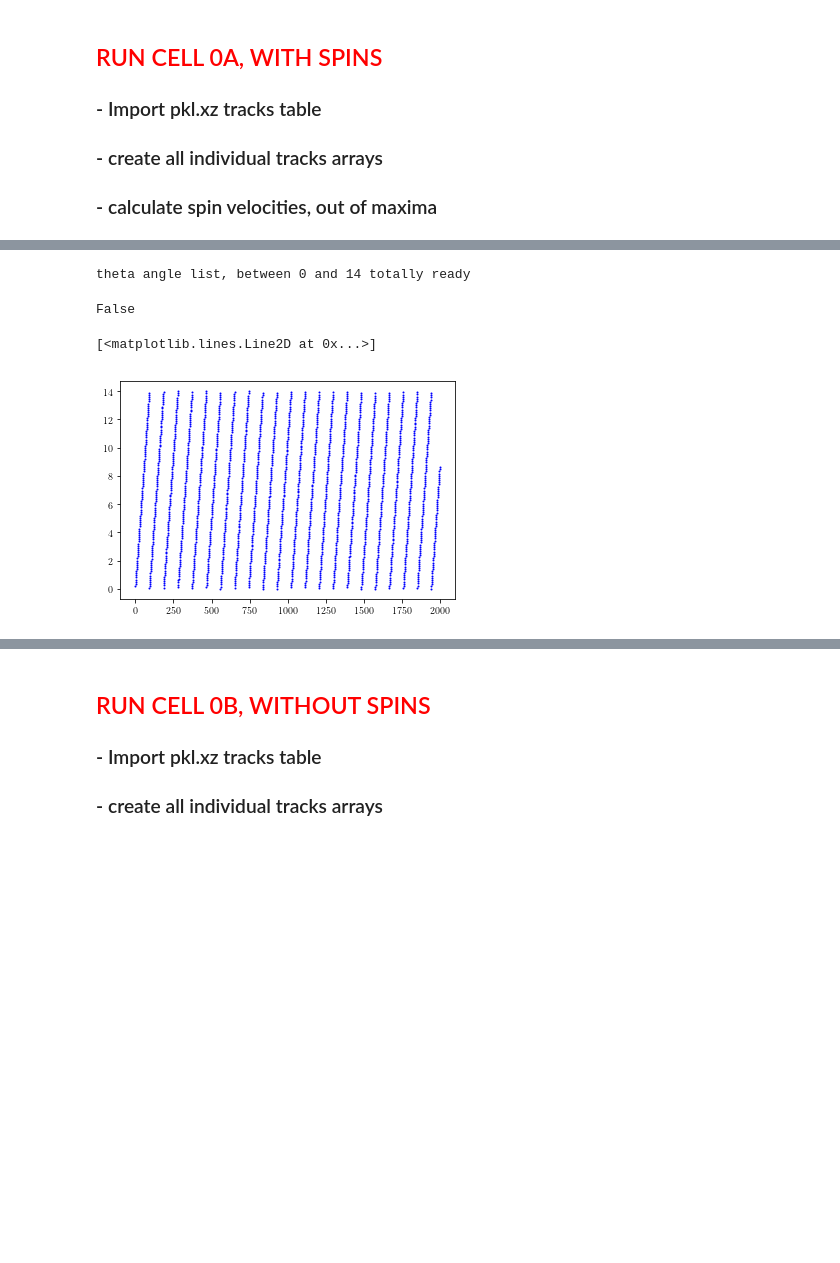
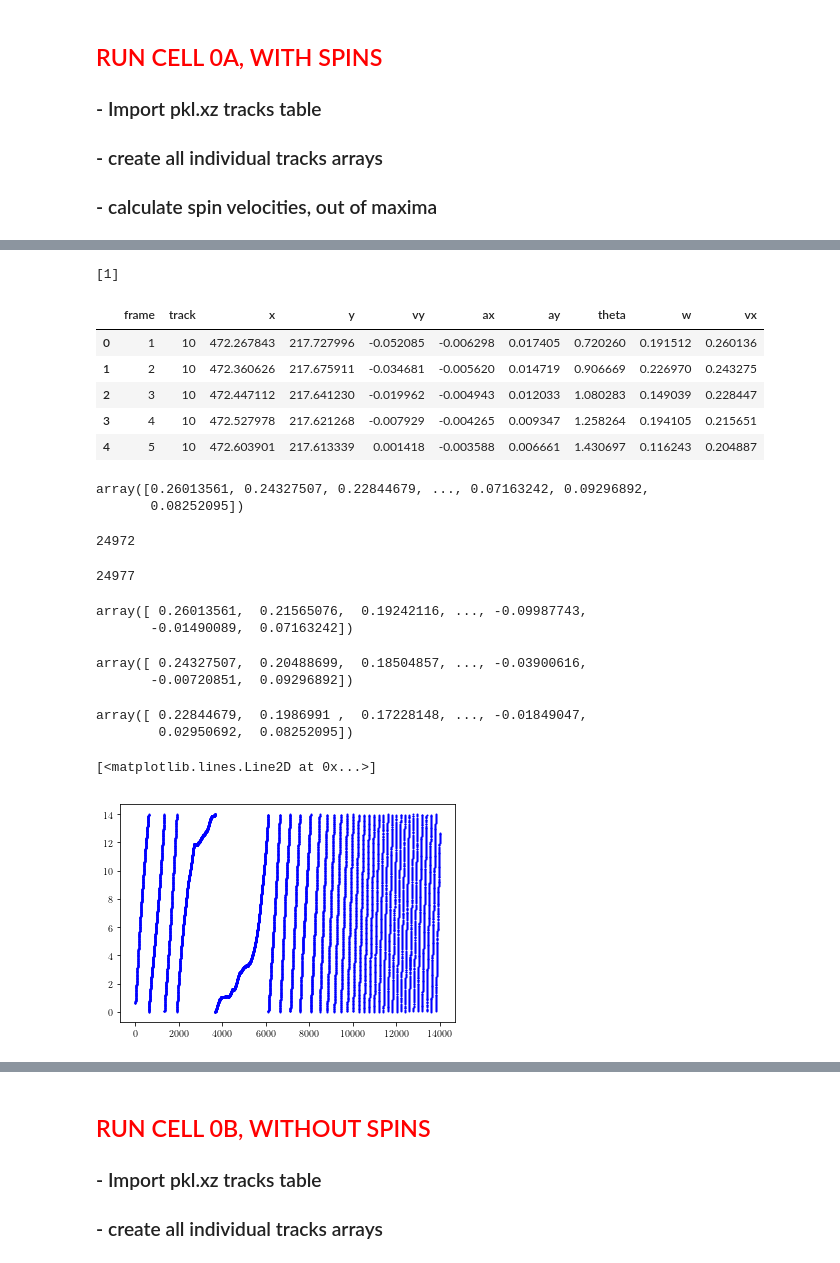
Before and after one commit to fvegar/brownian, a Jupyter notebook: chiral_tracks.ipynb, the cells around one changed output, grey strips where cells are left out. Drawn from its saved outputs; the diff is of its cells as text; code cells hidden in the pictures; blank space fills up the shorter version.

```diff
--- a/chiral_tracks.ipynb
+++ b/chiral_tracks.ipynb
@@ -661,9 +638,13 @@ theta angle list, between 0 and 14 totally ready
-# %%
-if np.any(datos.theta.values<0)==False and np.any(datos.theta.values>14)==False:
-    print('theta angle list, between 0 and', circ_unit ,  'totally ready\n')
-# %% [output]
-theta angle list, between 0 and 14 totally ready
-# %%
-np.any(datos.theta.values>14)
-# %% [output]
-False
+# %%
+itr = 10
+ln = len(tracks[itr])
+a = tracks[itr].drop([ln-1-i for i in range(ln%3)]) # table has to be multiple of step (here, 3)
+#d = np.empty((3, len(a[::3]) -1 ))
+dd = np.empty(len(a) -3) # drop step (3) last elements, which will not have velocity
+for i in range(3):
+#    d[i] = a.x[3+i::3].values - a.x[i:-3:3].values
+#for i in range(3):
+#    dd[i::3] = d[i]
+    dd[i::3] = a.x[3+i::3].values - a.x[i:-3:3].values
+# %%
+tracks[itr] = tracks[itr].drop([ln-1-i for i in range(ln - len(dd))]) # tracks has to have also length
@@ -669,0 +655,4 @@ False
+# %%
+a
+# %% [output]
+[1]
@@ -670,5 +661,44 @@ False
+# %%
+tracks[itr].loc[:,'vx'] = dd
+# %%
+tracks[itr].head()
+# %% [output]
+|  | frame | track | x | y | vy | ax | ay | theta | w | vx |
+| 0 | 1 | 10 | 472.267843 | 217.727996 | -0.052085 | -0.006298 | 0.017405 | 0.720260 | 0.191512 | 0.260136 |
+| 1 | 2 | 10 | 472.360626 | 217.675911 | -0.034681 | -0.005620 | 0.014719 | 0.906669 | 0.226970 | 0.243275 |
+| 2 | 3 | 10 | 472.447112 | 217.641230 | -0.019962 | -0.004943 | 0.012033 | 1.080283 | 0.149039 | 0.228447 |
+| 3 | 4 | 10 | 472.527978 | 217.621268 | -0.007929 | -0.004265 | 0.009347 | 1.258264 | 0.194105 | 0.215651 |
+| 4 | 5 | 10 | 472.603901 | 217.613339 | 0.001418 | -0.003588 | 0.006661 | 1.430697 | 0.116243 | 0.204887 |
+# %%
+dd
+# %% [output]
+array([0.26013561, 0.24327507, 0.22844679, ..., 0.07163242, 0.09296892,
+       0.08252095])
+# %%
+len(dd)
+# %% [output]
+24972
+# %%
+ln
+# %% [output]
+24977
+# %%
+d[0]
+# %% [output]
+array([ 0.26013561,  0.21565076,  0.19242116, ..., -0.09987743,
+       -0.01490089,  0.07163242])
+# %%
+d[1]
+# %% [output]
+array([ 0.24327507,  0.20488699,  0.18504857, ..., -0.03900616,
+       -0.00720851,  0.09296892])
+# %%
+d[2]
+# %% [output]
+array([ 0.22844679,  0.1986991 ,  0.17228148, ..., -0.01849047,
+        0.02950692,  0.08252095])
 # %%
-plt.plot(trackf(24,datos,True).theta[:2000],'o', markersize=1, color='b')
+plt.plot(trackf(2,datos,True).theta[:14000],'o', markersize=1, color='b')
 # %% [output]
 [<matplotlib.lines.Line2D at 0x...>]
-[figure, old version]
+[figure, new version]
```
Also changed, not shown: parts of 19 cells of this notebook.
